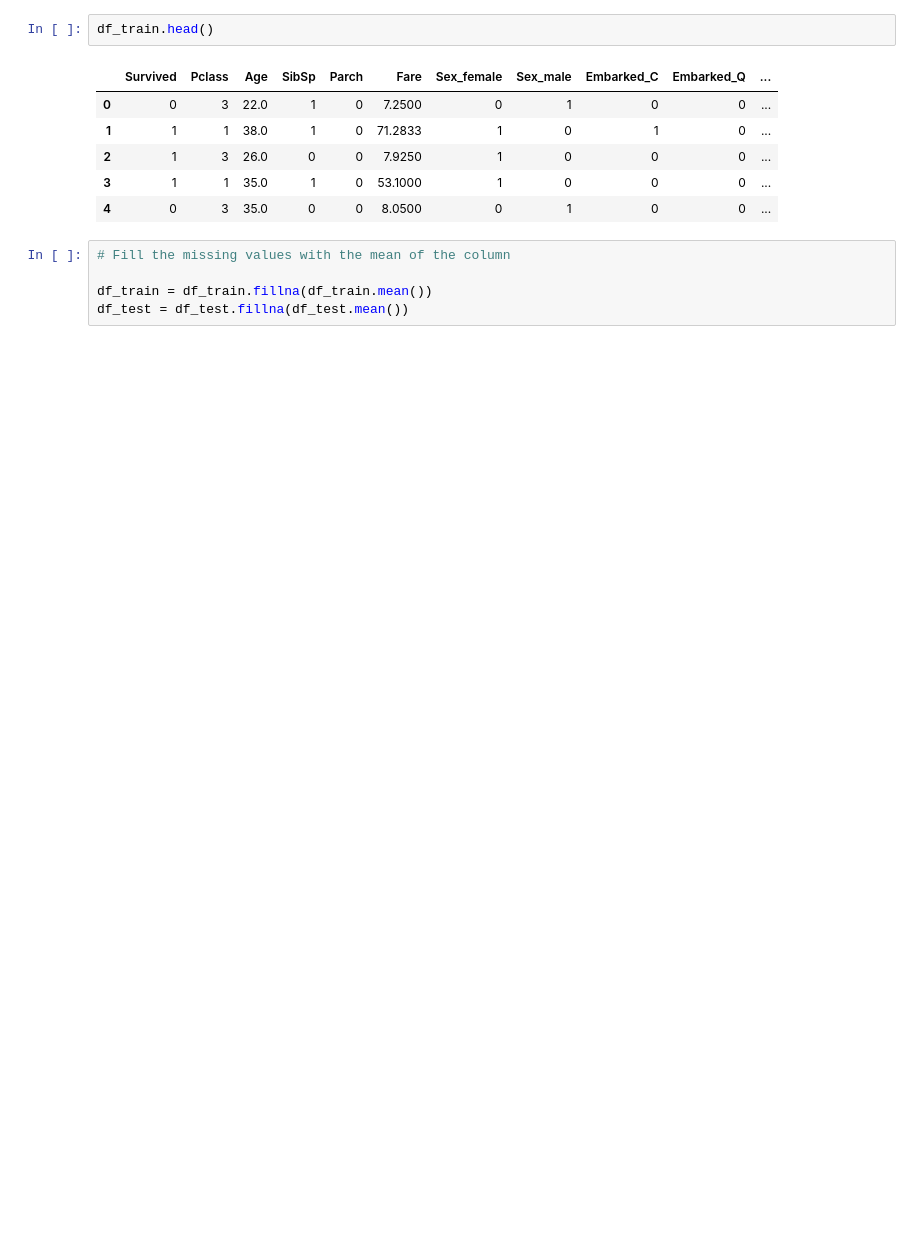
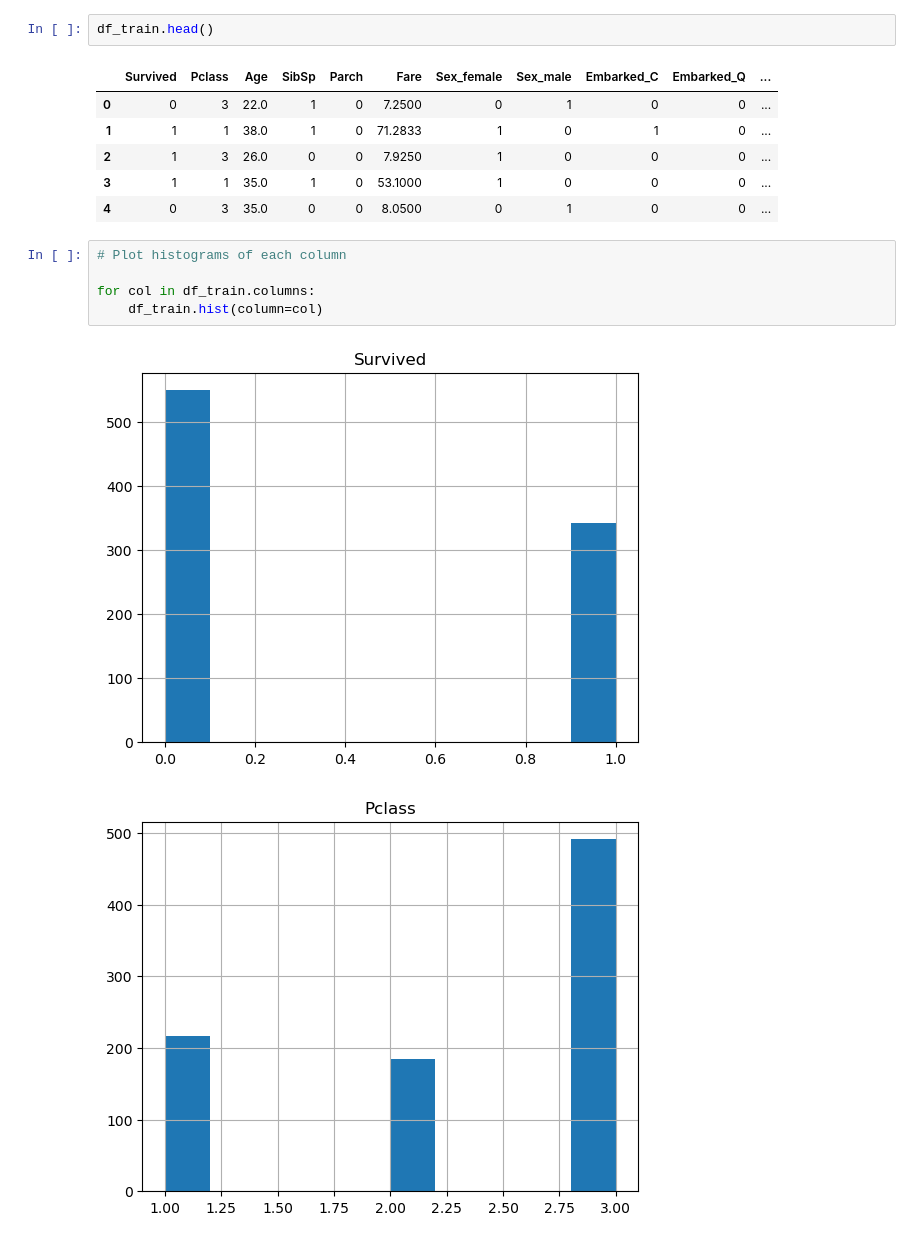
Before and after one commit to bosiraphael/kaggle-titanic-competition, a Jupyter notebook: notebook.ipynb, the cells around one changed output. Drawn from its saved outputs; the diff is of its cells as text; blank space fills up the shorter version.

```diff
--- a/notebook.ipynb
+++ b/notebook.ipynb
@@ -56,8 +63,11 @@ df_train.head()
 | 2 | 1 | 3 | 26.0 | 0 | 0 | 7.9250 | 1 | 0 | 0 | 0 | ... |
 | 3 | 1 | 1 | 35.0 | 1 | 0 | 53.1000 | 1 | 0 | 0 | 0 | ... |
 | 4 | 0 | 3 | 35.0 | 0 | 0 | 8.0500 | 0 | 1 | 0 | 0 | ... |
-# %%
-# Fill the missing values with the mean of the column
-
-df_train = df_train.fillna(df_train.mean())
-df_test = df_test.fillna(df_test.mean())
+# %%
+# Plot histograms of each column
+
+for col in df_train.columns:
+    df_train.hist(column=col)
+# %% [output]
+[figure, added]
+[figure, added]
```
Also changed, not shown: parts of 15 cells of this notebook.
